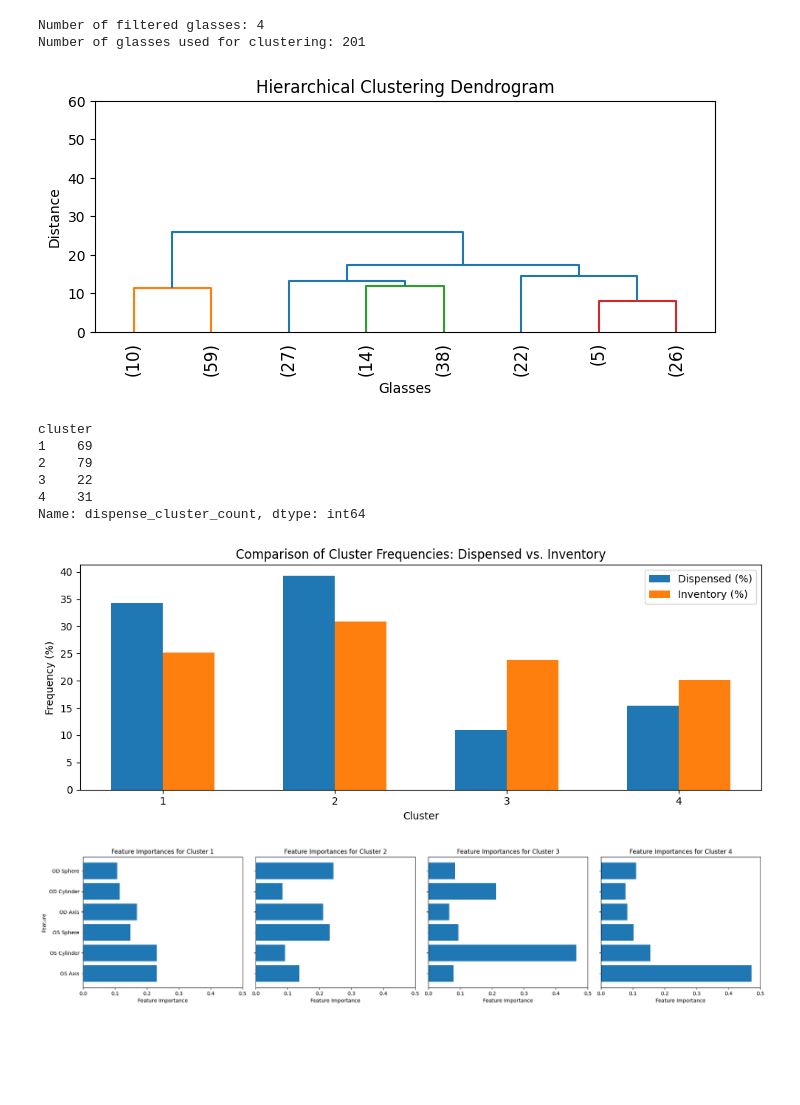
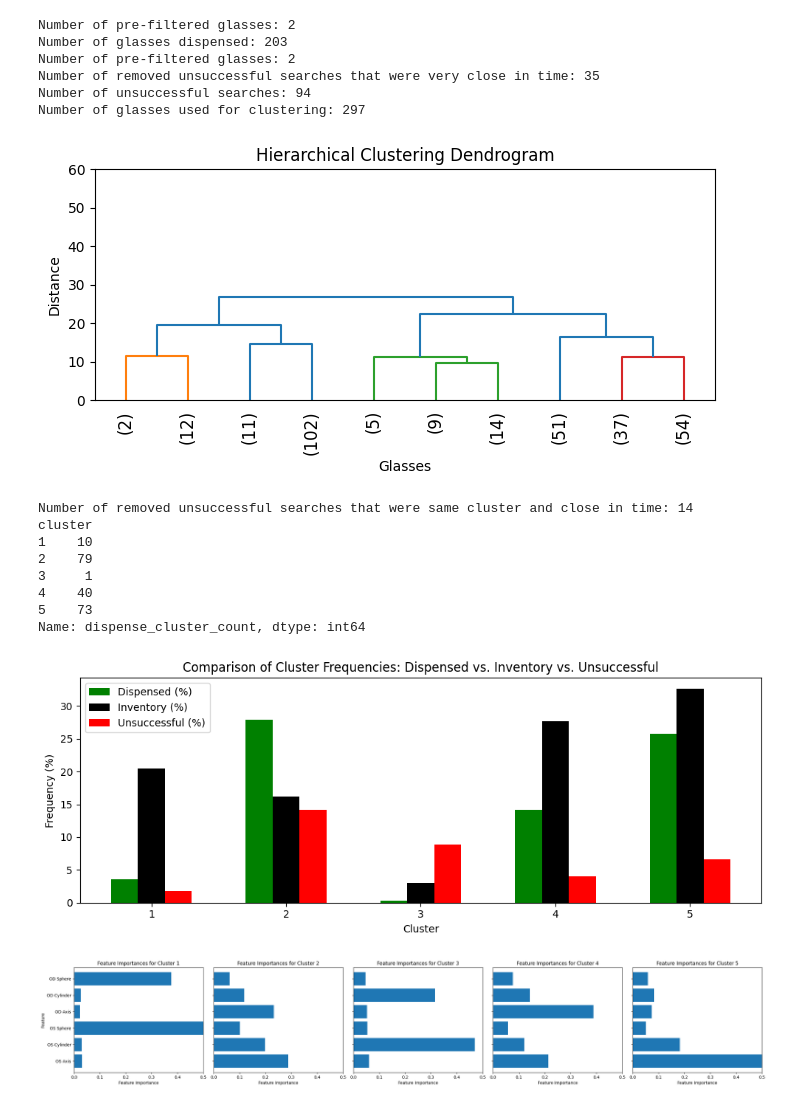
Before and after one commit to reims2/data-analysis, a Jupyter notebook: analysis.ipynb, the cells around one changed output. Cells and saved outputs as stored; diff of their text form; code cells hidden in the pictures; blank space fills up the shorter version.

Commit message:
include unsuccessful searches

```diff
--- a/analysis.ipynb
+++ b/analysis.ipynb
@@ -16,17 +21,23 @@ Name: dispense_cluster_count, dtype: int64
 # %%
 from analysis import launch
-launch(False, 'sm', 4)
+launch(False, 'sm', 5)
 # %% [output]
-Number of filtered glasses: 4
-Number of glasses used for clustering: 201
+Number of pre-filtered glasses: 2
+Number of glasses dispensed: 203
+Number of pre-filtered glasses: 2
+Number of removed unsuccessful searches that were very close in time: 35
+Number of unsuccessful searches: 94
+Number of glasses used for clustering: 297
-[figure, old version]
+[figure, new version]
+Number of removed unsuccessful searches that were same cluster and close in time: 14
 cluster
-1    69
+1    10
 2    79
-3    22
-4    31
+3     1
+4    40
+5    73
 Name: dispense_cluster_count, dtype: int64
-[figure, old version]
+[figure, new version]
-[figure, old version]
+[figure, new version]
 # %%
 from analysis import launch
```
Also changed, not shown: parts of 3 cells of this notebook, 1 other file.
